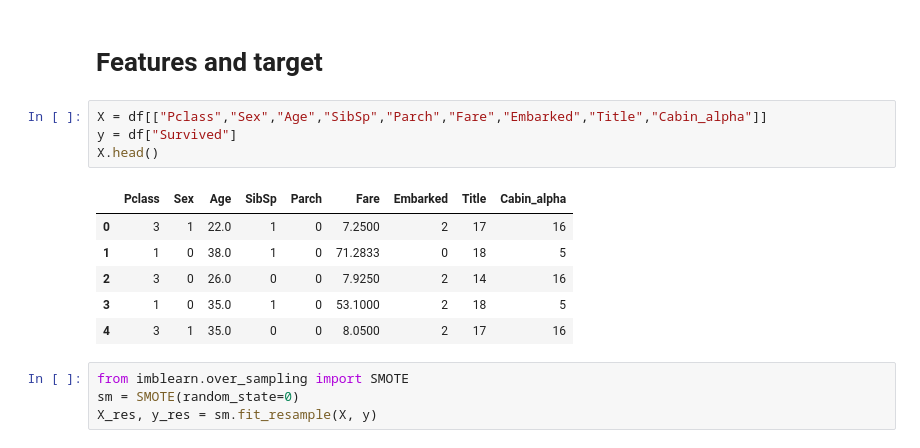
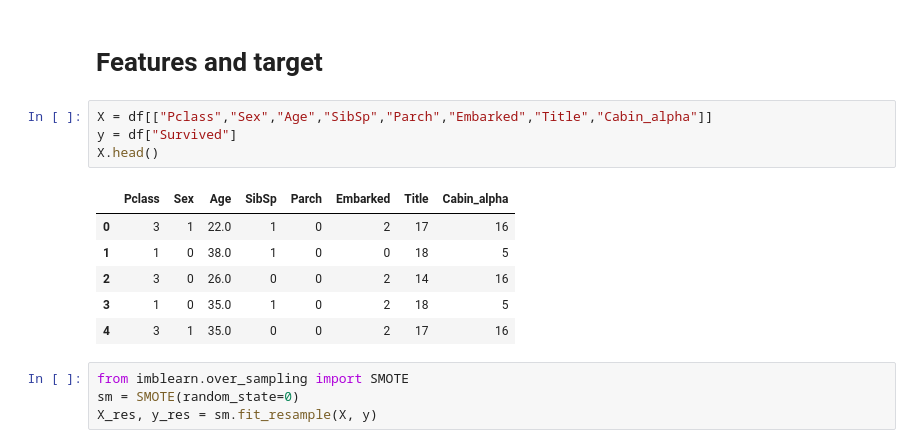
Before and after one commit to godwinnwalozie/Titanic-Ship-Machine-Learning-Survival-Prediction, a Jupyter notebook: titanic.ipynb, the cells around one changed output. Drawn from its saved outputs; the diff is of its cells as text.

```diff
--- a/titanic.ipynb
+++ b/titanic.ipynb
@@ -211,16 +211,16 @@ df.head(3)
 # %% [markdown]
 # Features and target
 # %%
-X = df[["Pclass","Sex","Age","SibSp","Parch","Fare","Embarked","Title","Cabin_alpha"]]
+X = df[["Pclass","Sex","Age","SibSp","Parch","Embarked","Title","Cabin_alpha"]]
 y = df["Survived"]
 X.head()
 # %% [output]
-|  | Pclass | Sex | Age | SibSp | Parch | Fare | Embarked | Title | Cabin_alpha |
-| 0 | 3 | 1 | 22.0 | 1 | 0 | 7.2500 | 2 | 17 | 16 |
-| 1 | 1 | 0 | 38.0 | 1 | 0 | 71.2833 | 0 | 18 | 5 |
-| 2 | 3 | 0 | 26.0 | 0 | 0 | 7.9250 | 2 | 14 | 16 |
-| 3 | 1 | 0 | 35.0 | 1 | 0 | 53.1000 | 2 | 18 | 5 |
-| 4 | 3 | 1 | 35.0 | 0 | 0 | 8.0500 | 2 | 17 | 16 |
+|  | Pclass | Sex | Age | SibSp | Parch | Embarked | Title | Cabin_alpha |
+| 0 | 3 | 1 | 22.0 | 1 | 0 | 2 | 17 | 16 |
+| 1 | 1 | 0 | 38.0 | 1 | 0 | 0 | 18 | 5 |
+| 2 | 3 | 0 | 26.0 | 0 | 0 | 2 | 14 | 16 |
+| 3 | 1 | 0 | 35.0 | 1 | 0 | 2 | 18 | 5 |
+| 4 | 3 | 1 | 35.0 | 0 | 0 | 2 | 17 | 16 |
 # %%
 from imblearn.over_sampling import SMOTE
 sm = SMOTE(random_state=0)
```
Also changed, not shown: parts of 8 cells of this notebook, 2 other files.
